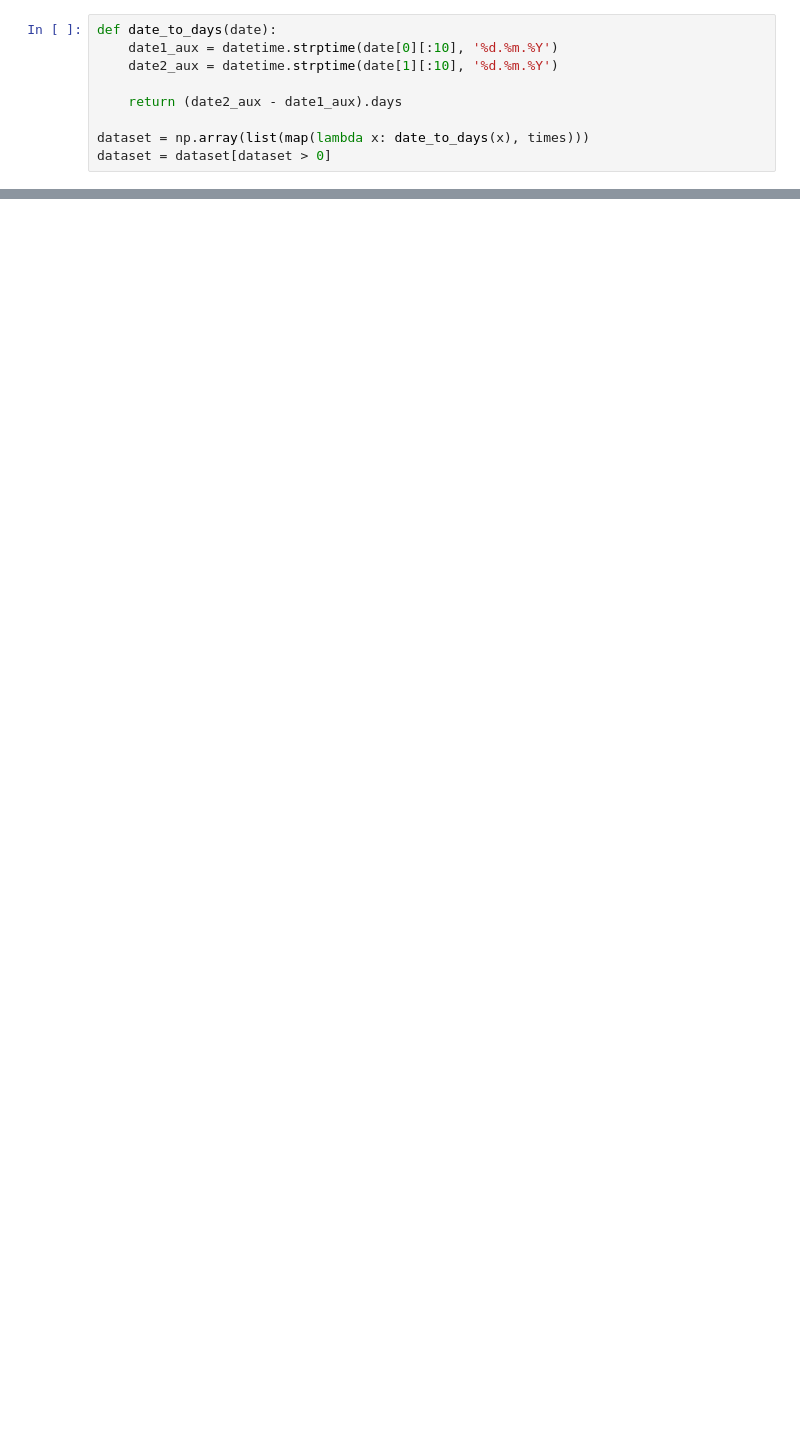
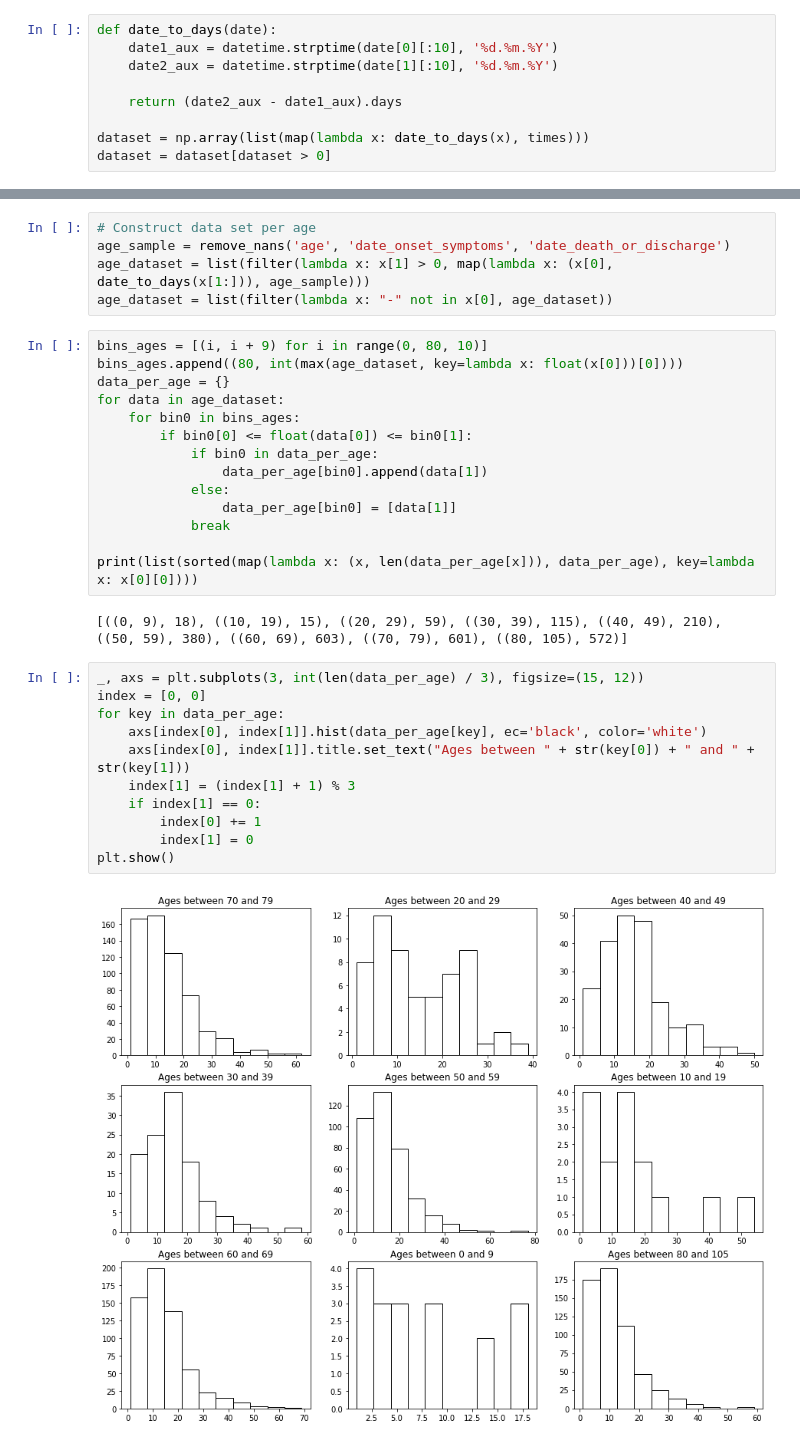
Before and after one commit to juanscr/covid-abms, a Jupyter notebook: misc/data-mining.ipynb, the cells around one changed output, grey strips where cells are left out. Saved outputs shown, nothing was run; the diff lists cells and outputs as text; blank space fills up the shorter version.

```diff
--- a/misc/data-mining.ipynb
+++ b/misc/data-mining.ipynb
@@ -104,0 +180,34 @@ da.fitting_test(show=True)
+# %%
+# Construct data set per age
+age_sample = remove_nans('age', 'date_onset_symptoms', 'date_death_or_discharge')
+age_dataset = list(filter(lambda x: x[1] > 0, map(lambda x: (x[0], date_to_days(x[1:])), age_sample)))
+age_dataset = list(filter(lambda x: "-" not in x[0], age_dataset))
+# %%
+bins_ages = [(i, i + 9) for i in range(0, 80, 10)]
+bins_ages.append((80, int(max(age_dataset, key=lambda x: float(x[0]))[0])))
+data_per_age = {}
+for data in age_dataset:
+    for bin0 in bins_ages:
+        if bin0[0] <= float(data[0]) <= bin0[1]:
+            if bin0 in data_per_age:
+                data_per_age[bin0].append(data[1])
+            else:
+                data_per_age[bin0] = [data[1]]
+            break
+
+print(list(sorted(map(lambda x: (x, len(data_per_age[x])), data_per_age), key=lambda x: x[0][0])))
+# %% [output]
+[((0, 9), 18), ((10, 19), 15), ((20, 29), 59), ((30, 39), 115), ((40, 49), 210), ((50, 59), 380), ((60, 69), 603), ((70, 79), 601), ((80, 105), 572)]
+# %%
+_, axs = plt.subplots(3, int(len(data_per_age) / 3), figsize=(15, 12))
+index = [0, 0]
+for key in data_per_age:
+    axs[index[0], index[1]].hist(data_per_age[key], ec='black', color='white')
+    axs[index[0], index[1]].title.set_text("Ages between " + str(key[0]) + " and " + str(key[1]))
+    index[1] = (index[1] + 1) % 3
+    if index[1] == 0:
+        index[0] += 1
+        index[1] = 0
+plt.show()
+# %% [output]
+[figure, added]
```
Also changed, not shown: parts of 12 cells of this notebook.
